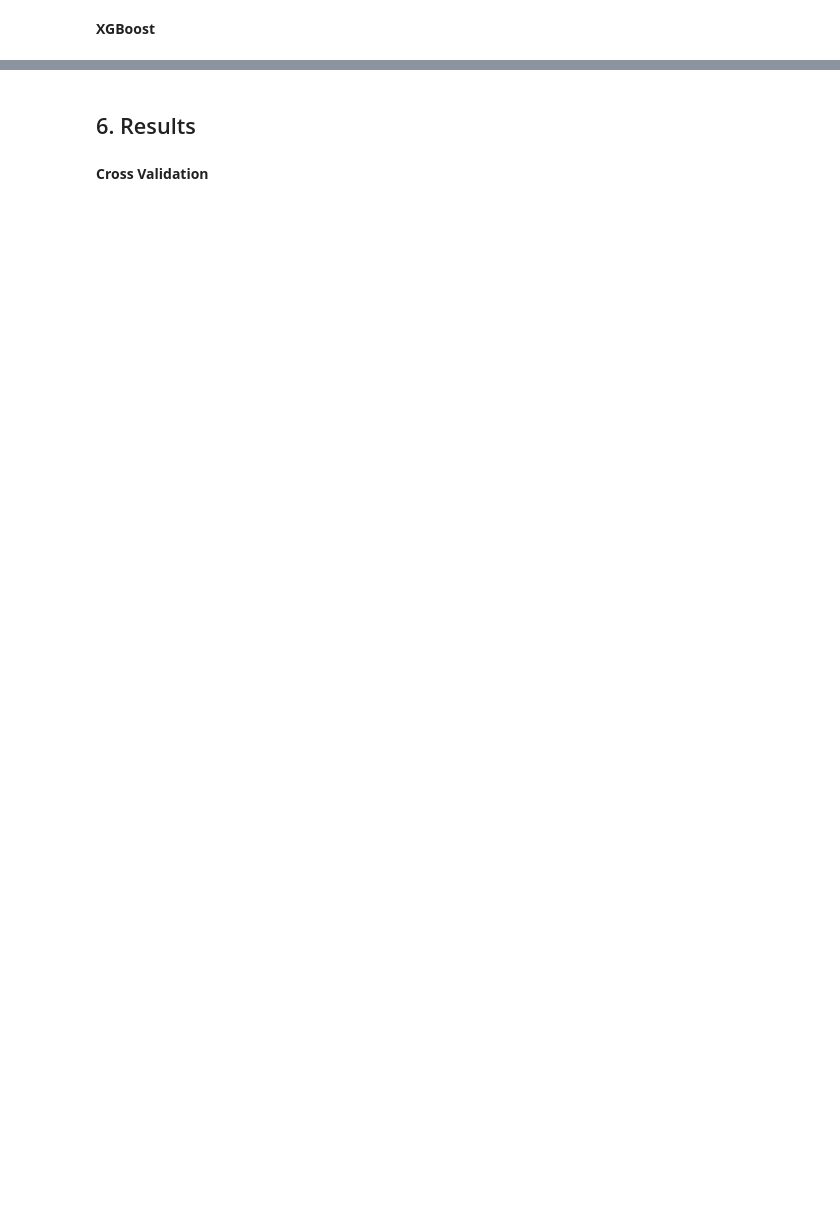
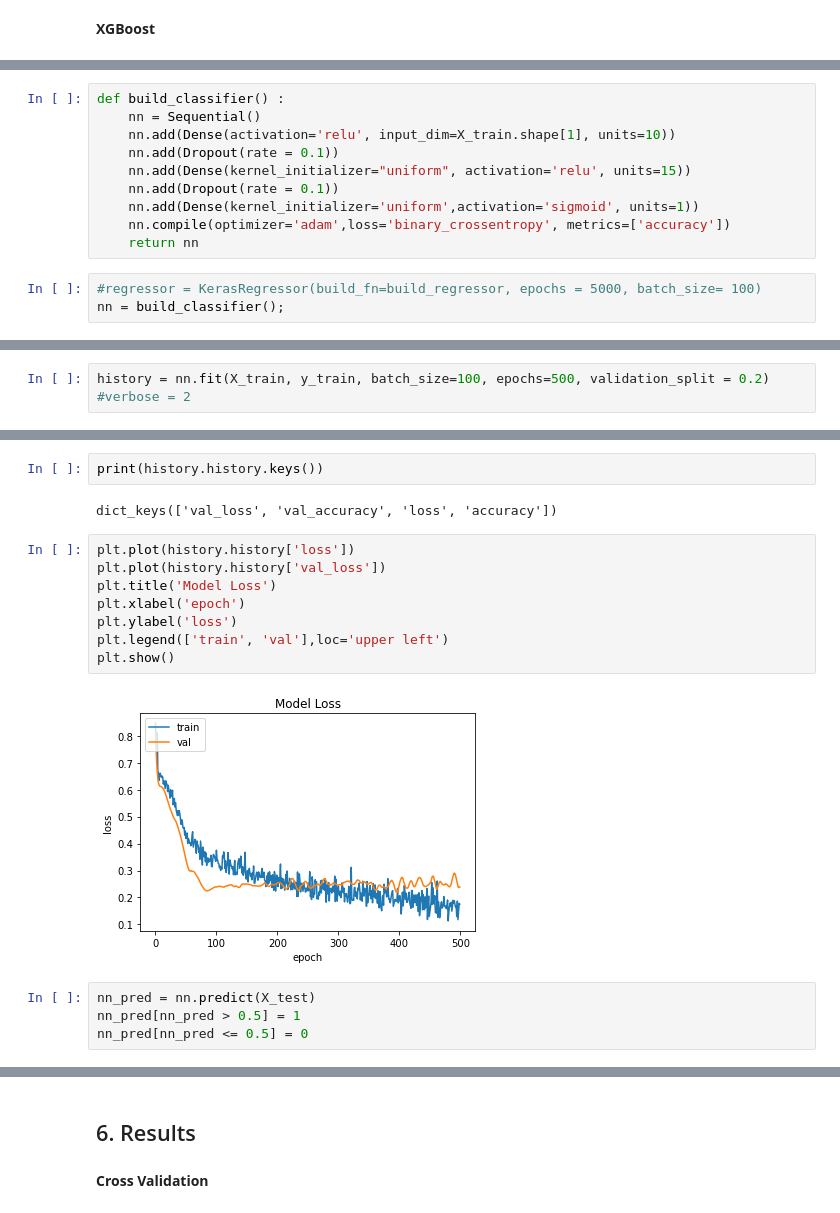
Before and after one commit to wuhanstudio/notebooks, a Jupyter notebook: _notebooks/2020-06-03-covid.ipynb, the cells around one changed output, grey strips where cells are left out. Drawn from its saved outputs; the diff is of its cells as text; blank space fills up the shorter version.

```diff
--- a/_notebooks/2020-06-03-covid.ipynb
+++ b/_notebooks/2020-06-03-covid.ipynb
@@ -701,0 +720,13 @@ xgbc_pred = xgbc.predict(X_test)
+# %%
+def build_classifier() :
+    nn = Sequential()
+    nn.add(Dense(activation='relu', input_dim=X_train.shape[1], units=10))
+    nn.add(Dropout(rate = 0.1))
+    nn.add(Dense(kernel_initializer="uniform", activation='relu', units=15))
+    nn.add(Dropout(rate = 0.1))
+    nn.add(Dense(kernel_initializer='uniform',activation='sigmoid', units=1))
+    nn.compile(optimizer='adam',loss='binary_crossentropy', metrics=['accuracy'])
+    return nn
+# %%
+#regressor = KerasRegressor(build_fn=build_regressor, epochs = 5000, batch_size= 100)
+nn = build_classifier();
@@ -701,0 +740,2 @@ xgbc_pred = xgbc.predict(X_test)
+# %%
+history = nn.fit(X_train, y_train, batch_size=100, epochs=500, validation_split = 0.2) #verbose = 2
@@ -701,0 +760,18 @@ xgbc_pred = xgbc.predict(X_test)
+# %%
+print(history.history.keys())
+# %% [output]
+dict_keys(['val_loss', 'val_accuracy', 'loss', 'accuracy'])
+# %%
+plt.plot(history.history['loss'])
+plt.plot(history.history['val_loss'])
+plt.title('Model Loss')
+plt.xlabel('epoch')
+plt.ylabel('loss')
+plt.legend(['train', 'val'],loc='upper left')
+plt.show()
+# %% [output]
+[figure, added]
+# %%
+nn_pred = nn.predict(X_test)
+nn_pred[nn_pred > 0.5] = 1
+nn_pred[nn_pred <= 0.5] = 0
```
Also changed, not shown: parts of 108 cells of this notebook.
